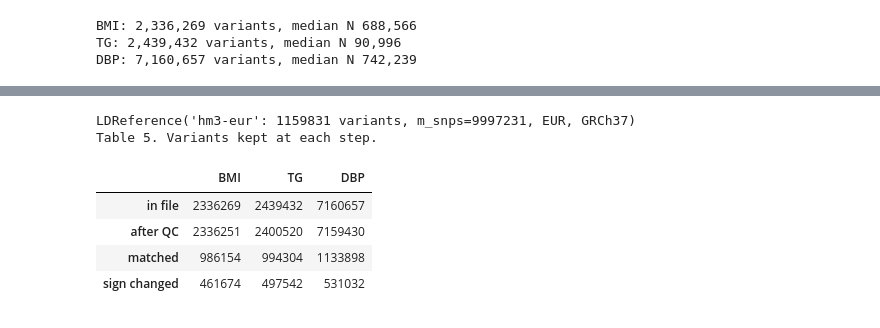
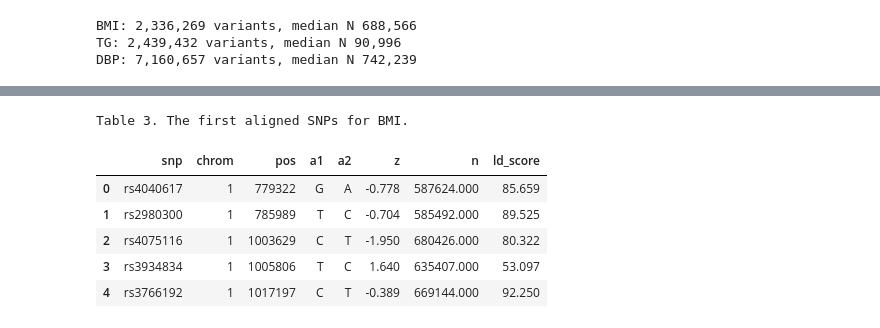
Before and after one commit to bvilhjal/ATIG_2026, a Jupyter notebook: teaching_days/2026-10-29/LDSC/LDSC_practical_answers.ipynb, the cells around one changed output, grey strips where cells are left out. Drawn from its saved outputs; the diff is of its cells as text; code cells hidden in the pictures.

```diff
--- a/teaching_days/2026-10-29/LDSC/LDSC_practical_answers.ipynb
+++ b/teaching_days/2026-10-29/LDSC/LDSC_practical_answers.ipynb
@@ -68,7 +58,7 @@ and diastolic blood pressure (DBP) from [Evangelou et al. 2018](https://pubmed.n
 Find the effect allele, other allele, effect, standard error, sample size and position in
 each file. How do the files differ?
 # %%
-for number, (trait, path) in enumerate(paths.items(), start=1):
-    print(f'Table {number}. The first rows of the {trait} file, as text.')
+for trait, path in paths.items():
+    print(f'The first rows of the {trait} file:')
     display(pd.read_csv(path, sep=r'\s+', nrows=3, dtype=str))
 # %% [output]
@@ -172,0 +144,15 @@ traits refer to the same allele?
+# %%
+ref = load_ld_reference('hm3-eur')
+print(ref)
+
+aligned = {}
+counts = {}
+for trait, sumstats in gwas.items():
+    keep, qc = allelign.qc_sumstats(sumstats)
+    aligned[trait] = allelign.harmonize(sumstats.subset(keep), ref.variants)
+    counts[trait] = {'in file': len(sumstats), 'after QC': qc['n_kept'],
+                     'matched': aligned[trait].log['n_matched'],
+                     'sign changed': aligned[trait].log['n_flipped']}
+
+print('Table 2. Variants kept at each step.')
+display(pd.DataFrame(counts))
@@ -173,24 +167,31 @@ traits refer to the same allele?
 # %%
-ref = load_ld_reference('hm3-eur')
-print(ref)
+def aligned_table(trait):
+    """One row per aligned SNP, with its z score for allele a1, N and LD score."""
+    h = aligned[trait]
+    rows = h.var_index  # Rows of the LD reference.
+    return pd.DataFrame({'snp': ref.variants.id[rows],
+                         'chrom': ref.variants.chrom[rows].astype(int),
+                         'pos': ref.variants.pos[rows],
+                         'a1': ref.variants.a1[rows],
+                         'a2': ref.variants.a2[rows],
+                         'z': h.beta / h.se,
+                         'n': h.n_eff,
+                         'ld_score': ref.scores[rows]})
 
-aligned = {}
-counts = {}
-for trait, sumstats in gwas.items():
-    keep, qc = allelign.qc_sumstats(sumstats)
-    aligned[trait] = allelign.harmonize(sumstats.subset(keep), ref.variants)
-    log = aligned[trait].log
-    counts[trait] = {'in file': len(sumstats), 'after QC': qc['n_kept'],
-                     'matched': log['n_matched'], 'sign changed': log['n_flipped']}
-print('Table 5. Variants kept at each step.')
-display(pd.DataFrame(counts))
+
+snps = {}
+for trait in aligned:
+    snps[trait] = aligned_table(trait)
+
+print('Table 3. The first aligned SNPs for BMI.')
+display(snps['BMI'].head())
 # %% [output]
-LDReference('hm3-eur': 1159831 variants, m_snps=9997231, EUR, GRCh37)
-Table 5. Variants kept at each step.
+Table 3. The first aligned SNPs for BMI.
-|  | BMI | TG | DBP |
-| in file | 2336269 | 2439432 | 7160657 |
-| after QC | 2336251 | 2400520 | 7159430 |
-| matched | 986154 | 994304 | 1133898 |
-| sign changed | 461674 | 497542 | 531032 |
+|  | snp | chrom | pos | a1 | a2 | z | n | ld_score |
+| 0 | rs4040617 | 1 | 779322 | G | A | -0.778 | 587624.000 | 85.659 |
+| 1 | rs2980300 | 1 | 785989 | T | C | -0.704 | 585492.000 | 89.525 |
+| 2 | rs4075116 | 1 | 1003629 | C | T | -1.950 | 680426.000 | 80.322 |
+| 3 | rs3934834 | 1 | 1005806 | T | C | 1.640 | 635407.000 | 53.097 |
+| 4 | rs3766192 | 1 | 1017197 | C | T | -0.389 | 669144.000 | 92.250 |
 # %%
 snp = 'rs1421085'  # TRY: rs1260326 (GCKR) or rs13107325 (SLC39A8)
```
Also changed, not shown: parts of 39 cells of this notebook, 8 other files.
